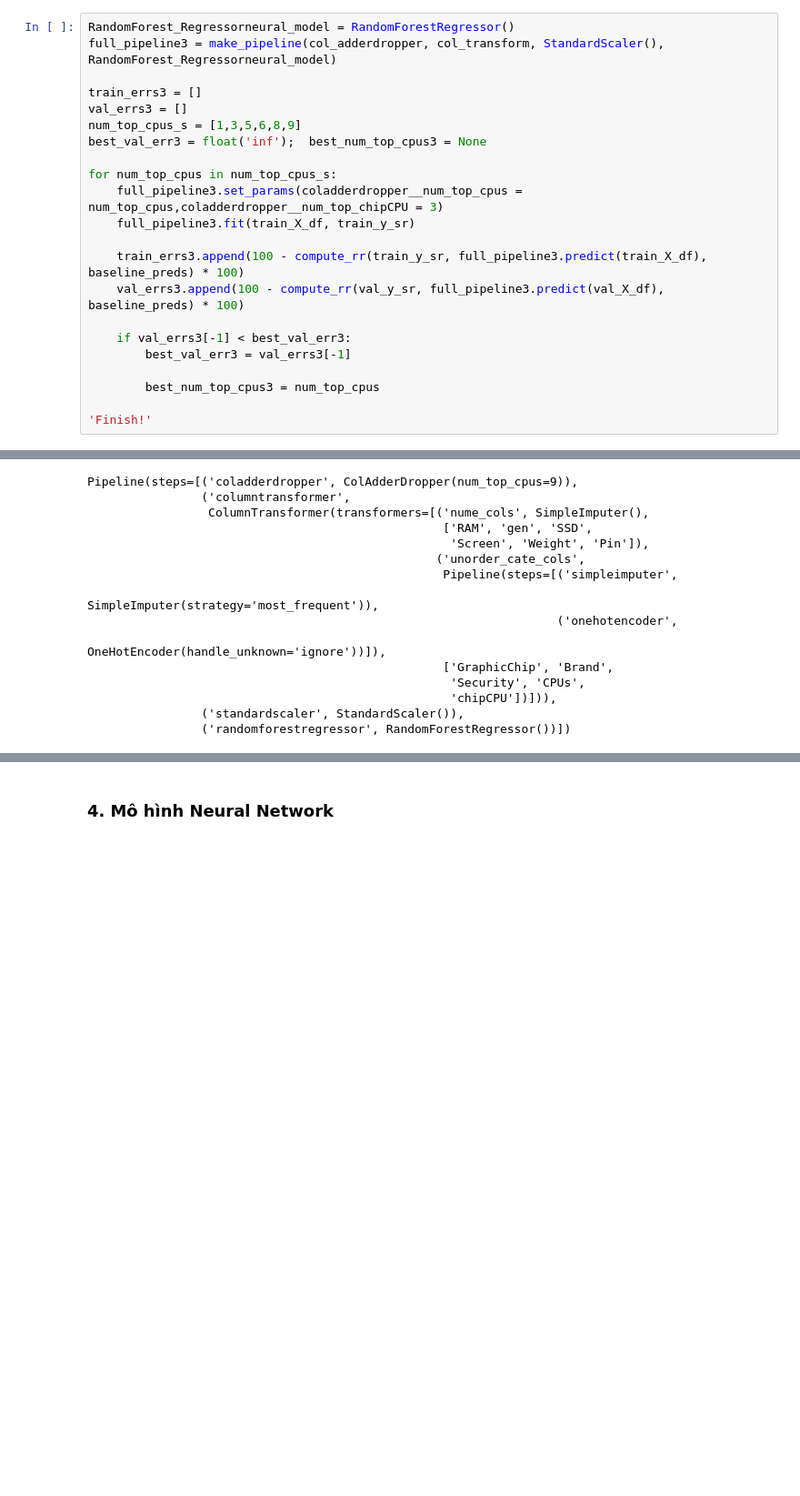
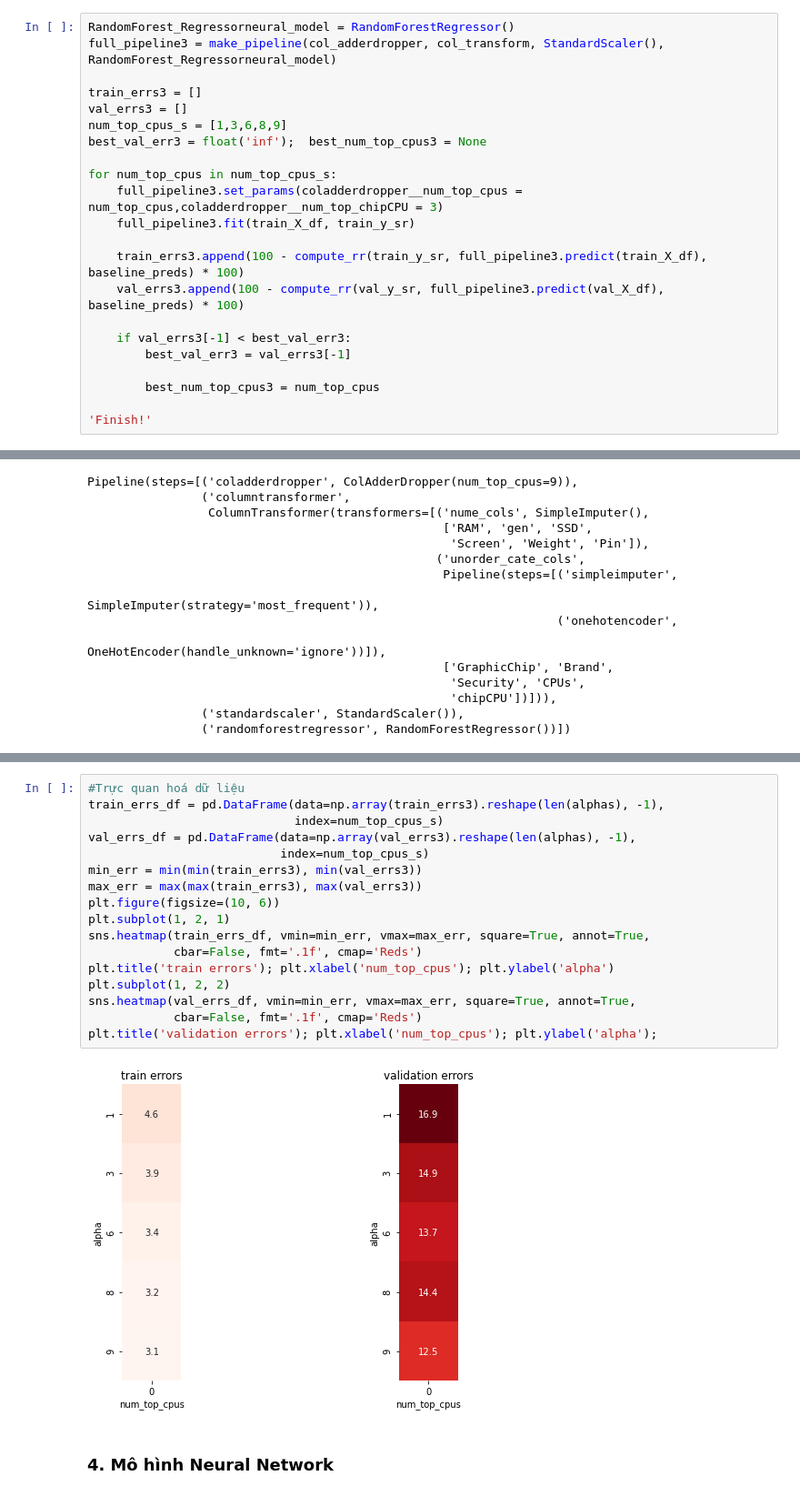
Before and after one commit to trucnguyen13/Simple_ML_project, a Jupyter notebook: MLP_TRUC.ipynb, the cells around one changed output, grey strips where cells are left out. Shown: that part at 91% size. Drawn from its saved outputs; the diff is of its cells as text; blank space fills up the shorter version.

```diff
--- a/MLP_TRUC.ipynb
+++ b/MLP_TRUC.ipynb
@@ -467,7 +505,7 @@ full_pipeline3 = make_pipeline(col_adderdropper, col_transform, StandardScaler()
 
 train_errs3 = []
 val_errs3 = []
-num_top_cpus_s = [1,3,5,6,8,9]
+num_top_cpus_s = [1,3,6,8,9]
 best_val_err3 = float('inf');  best_num_top_cpus3 = None
 
 for num_top_cpus in num_top_cpus_s:
@@ -511,4 +549,23 @@ print(best_num_top_cpus3)
 9
+# %%
+#Trực quan hoá dữ liệu
+train_errs_df = pd.DataFrame(data=np.array(train_errs3).reshape(len(alphas), -1),
+                             index=num_top_cpus_s)
+val_errs_df = pd.DataFrame(data=np.array(val_errs3).reshape(len(alphas), -1),
+                           index=num_top_cpus_s)
+min_err = min(min(train_errs3), min(val_errs3))
+max_err = max(max(train_errs3), max(val_errs3))
+plt.figure(figsize=(10, 6))
+plt.subplot(1, 2, 1)
+sns.heatmap(train_errs_df, vmin=min_err, vmax=max_err, square=True, annot=True,
+            cbar=False, fmt='.1f', cmap='Reds')
+plt.title('train errors'); plt.xlabel('num_top_cpus'); plt.ylabel('alpha')
+plt.subplot(1, 2, 2)
+sns.heatmap(val_errs_df, vmin=min_err, vmax=max_err, square=True, annot=True,
+            cbar=False, fmt='.1f', cmap='Reds')
+plt.title('validation errors'); plt.xlabel('num_top_cpus'); plt.ylabel('alpha');
+# %% [output]
+[figure, added]
 # %% [markdown]
 ### 4. Mô hình Neural Network
 # %% [markdown]
```
Also changed, not shown: parts of 5 cells of this notebook.
